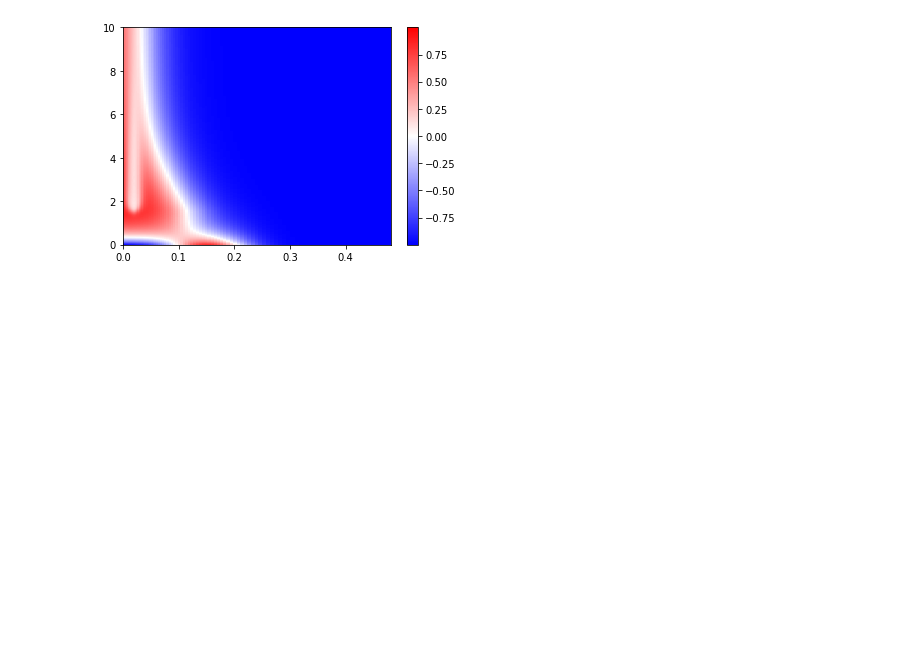
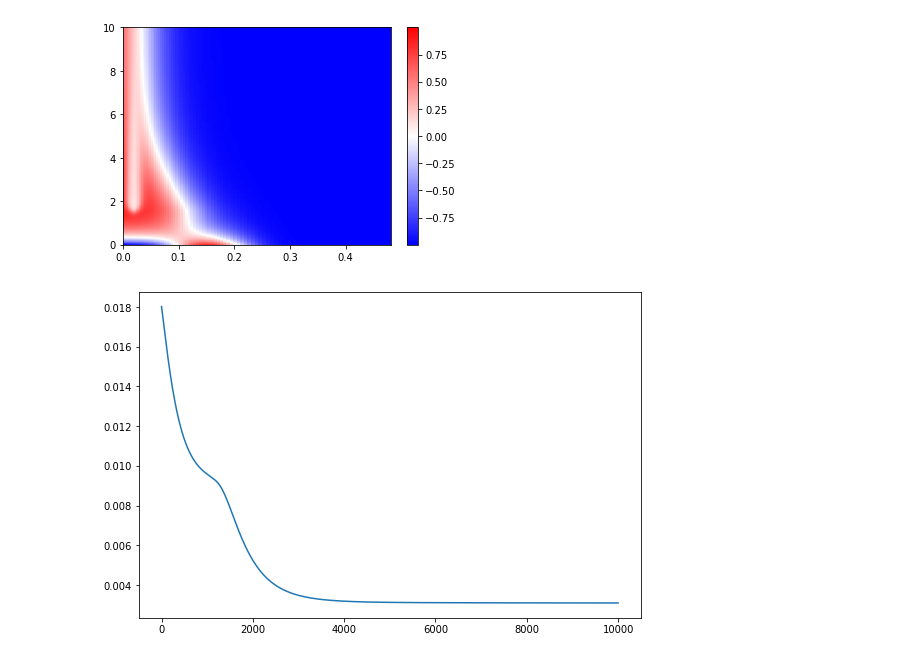
Before and after one commit to stmeinecke/derrom, a Jupyter notebook: misc/relaxation_time_approximation.ipynb, the cells around one changed output. Saved outputs shown, nothing was run; the diff lists cells and outputs as text; code cells hidden in the pictures; blank space fills up the shorter version.

```diff
--- a/misc/relaxation_time_approximation.ipynb
+++ b/misc/relaxation_time_approximation.ipynb
@@ -115,3 +118,13 @@ plt.show()
 [figure]
 [figure]
 [figure]
+# %%
+E = np.zeros((trajectory.shape[0]))
+
+for k in range(E.size):
+    E[k] =  np.sum(trajectory[k,0:system.n_kmax]*system.DOS_vec*system.E_el_vec)
+
+plt.plot(t_vec,E)
+plt.show()
+# %% [output]
+[figure, added]
```
Also changed, not shown: parts of 2 cells of this notebook, 5 other files.
